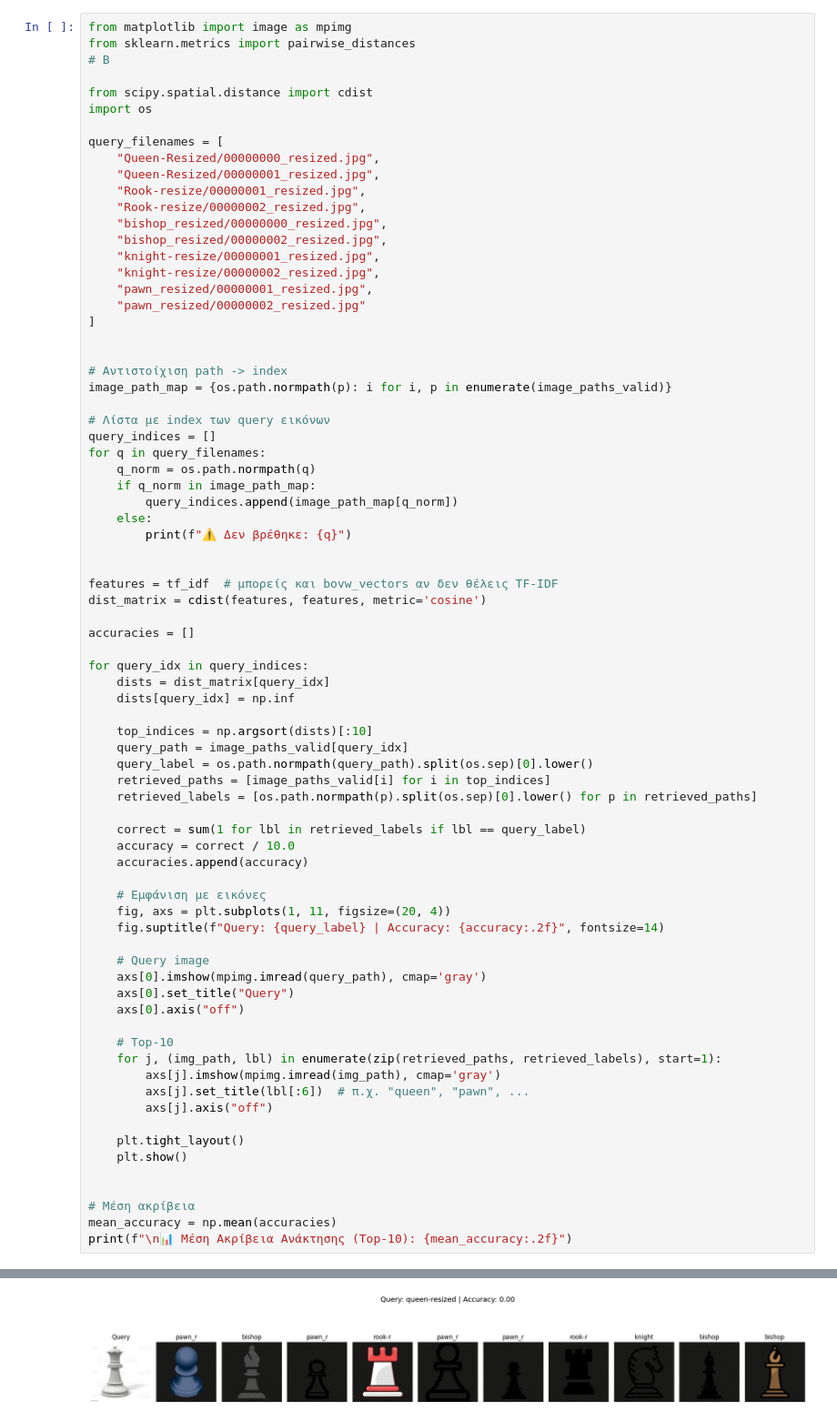
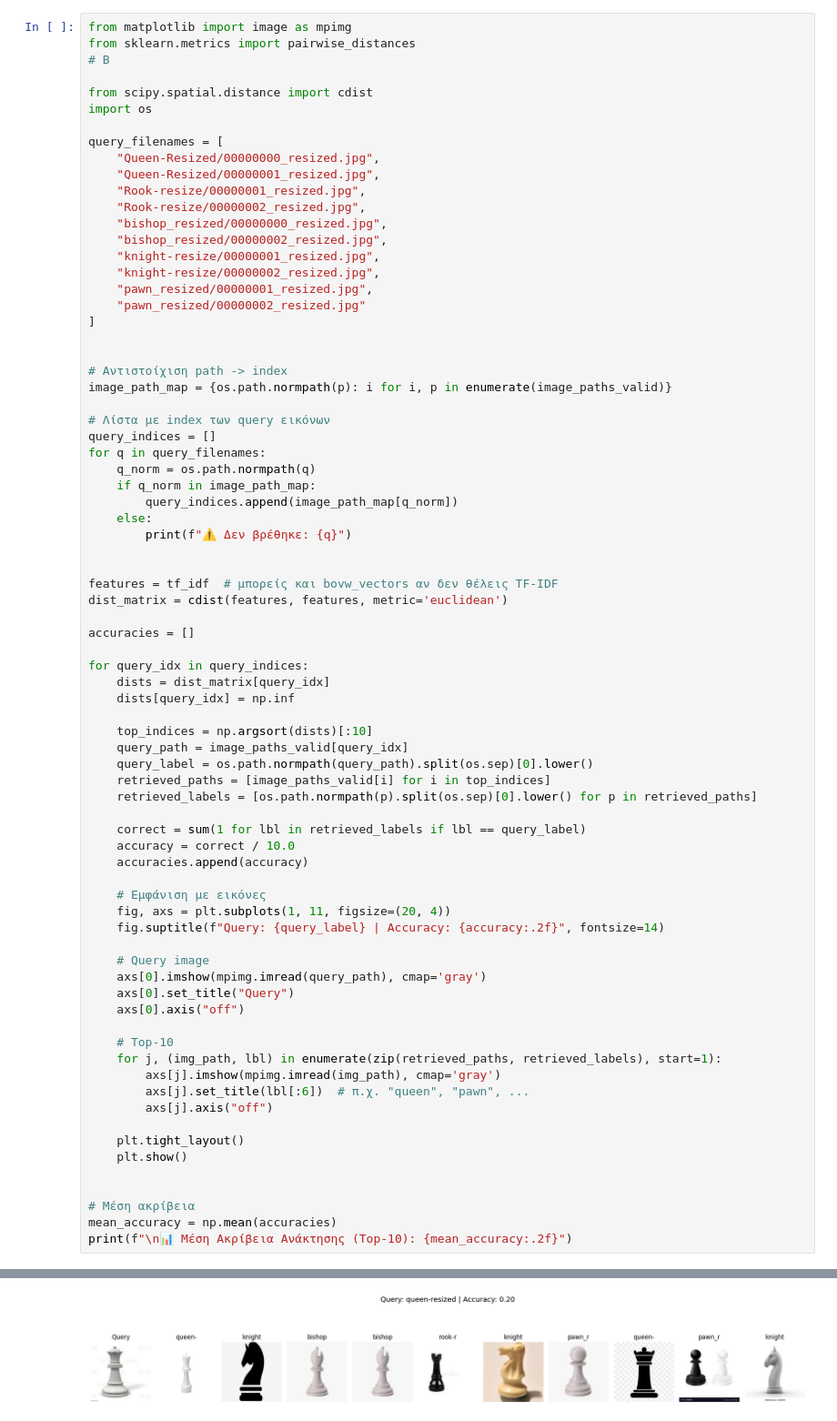
Before and after one commit to FOTIS21/EIKONES, a Jupyter notebook: ex4_p2.ipynb, the cells around one changed output, grey strips where cells are left out. Shown at 91% size. Drawn from its saved outputs; the diff is of its cells as text.

Commit message:
Ex3 fixed path Ex4 added Euclidean

```diff
--- a/ex4_p2.ipynb
+++ b/ex4_p2.ipynb
@@ -121,7 +123,7 @@ for q in query_filenames:
 
 
 features = tf_idf  # μπορείς και bovw_vectors αν δεν θέλεις TF-IDF
-dist_matrix = cdist(features, features, metric='cosine')
+dist_matrix = cdist(features, features, metric='euclidean')
 
 accuracies = []
 
@@ -166 +168 @@ print(f"\n📊 Μέση Ακρίβεια Ανάκτησης (Top-10): {mean_accu
-[figure, old version]
+[figure, new version]
```
Also changed, not shown: parts of 2 cells of this notebook, 1 other file.
